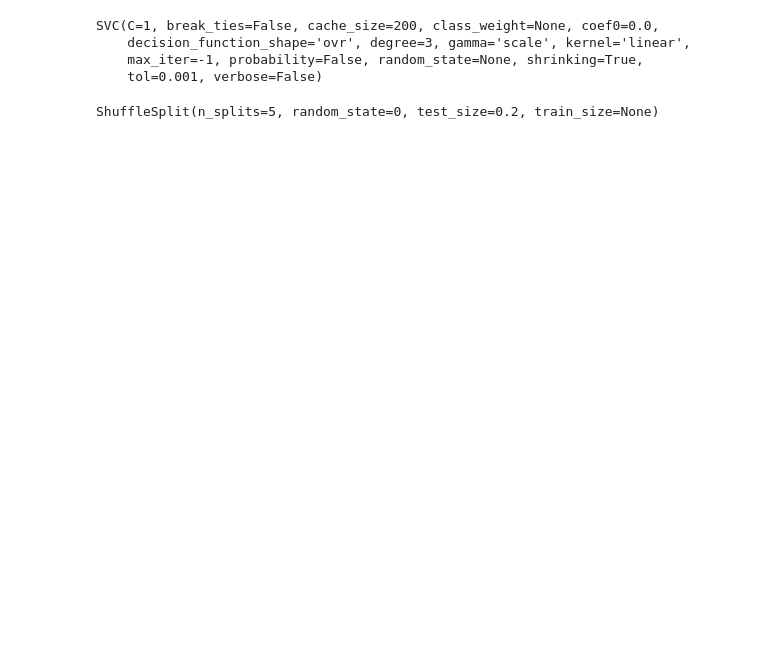
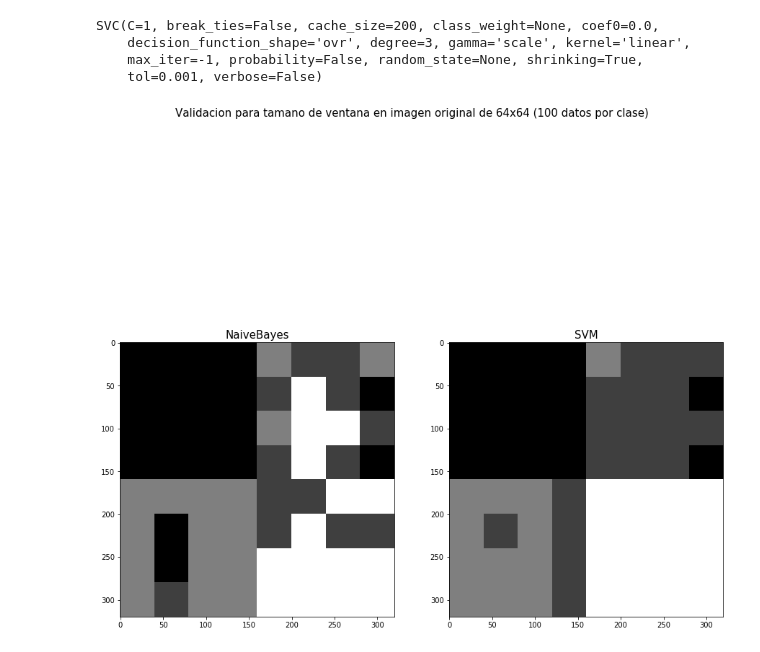
Before and after one commit to Pedri0/Texturas, a Jupyter notebook: Texturas.ipynb, the cells around one changed output. Drawn from its saved outputs; the diff is of its cells as text; code cells hidden in the pictures; blank space fills up the shorter version.

```diff
--- a/Texturas.ipynb
+++ b/Texturas.ipynb
@@ -348,27 +350,0 @@ def validacion(tamano, Imagen, modelo):
-# %%
-imagenvalidada = np.zeros((prueba.shape),dtype=np.uint8)
-propiedades1=np.zeros((1,6),dtype=float)
-for filas in range(20,320,40):
-    #iteramos sobre las columnas ponemos el centro de la ventana inicial en imagen.shape[0]/10 = 64
-    #hasta llegar a 640 con paso imagen.shape[0]/5=128 que es donde se pondran los centros de la
-    #imagen
-    for columnas in range(20,320,40):
-        ventana = prueba[filas-20:filas+21,columnas-20:columnas+21]
-        GLCM = greycomatrix(ventana,distances=[1],angles=[0],symmetric=True)
-        contraste = greycoprops(GLCM,'contrast')
-        disimilitud = greycoprops(GLCM,'dissimilarity')
-        homogeneidad = greycoprops(GLCM,'homogeneity')
-        asm = greycoprops(GLCM,'ASM')
-        energia = greycoprops(GLCM,'energy')
-        correlacion = greycoprops(GLCM,'correlation')
-        propiedades1[0,:] =(contraste[0][0],disimilitud[0][0],homogeneidad[0][0],asm[0][0],energia[0][0],correlacion[0][0])
-        predi = maquinaSoporte.predict(propiedades1)
-        #predi = categorica.predict(propiedades1)
-        if predi[0] == 1:
-            imagenvalidada[filas-20:filas+21,columnas-20:columnas+21] = 0
-        elif predi[0] == 2:
-            imagenvalidada[filas-20:filas+21,columnas-20:columnas+21] = 63
-        elif predi[0] == 3:
-            imagenvalidada[filas-20:filas+21,columnas-20:columnas+21] = 127
-        else:
-            imagenvalidada[filas-20:filas+21,columnas-20:columnas+21] = 255
@@ -381,4 +350,0 @@ cv2.destroyAllWindows()
-# %%
-rs
-# %% [output]
-ShuffleSplit(n_splits=5, random_state=0, test_size=0.2, train_size=None)
@@ -384,0 +400,16 @@ ShuffleSplit(n_splits=5, random_state=0, test_size=0.2, train_size=None)
+# %%
+#validamos con SVM nuestra imagen de prueba, con tamano de ventana de 40x40
+ImagenSVM = validacion(40,prueba,maquinaSoporte)
+#validamos con Bayes nuestra imagen de prueba con tamano de ventana de 40x40
+ImagenBay = validacion(40,prueba,categorica)
+# %%
+#graficamos ambas imagenes que acabamos de obtener con todo y descripcion
+f, axarr = plt.subplots(1,2,figsize=(15,15))
+f.suptitle('Validacion para tamano de ventana en imagen original de 64x64 (100 datos por clase)', fontsize=15)
+axarr[0].set_title('NaiveBayes',fontsize=15)
+axarr[0].imshow(ImagenBay,cmap='gray')
+axarr[1].set_title('SVM',fontsize=15)
+axarr[1].imshow(ImagenSVM,cmap='gray')
+plt.show()
+# %% [output]
+[figure, added]
```
Also changed, not shown: parts of 15 cells of this notebook.
